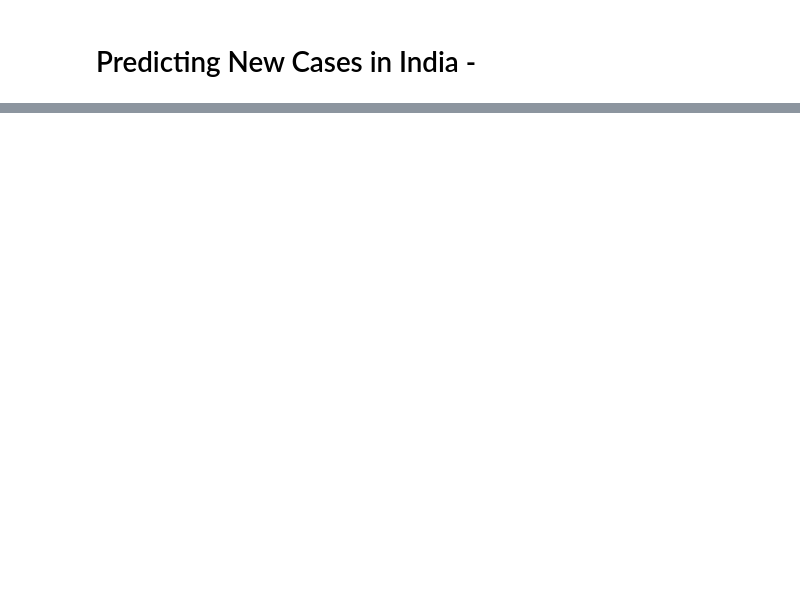
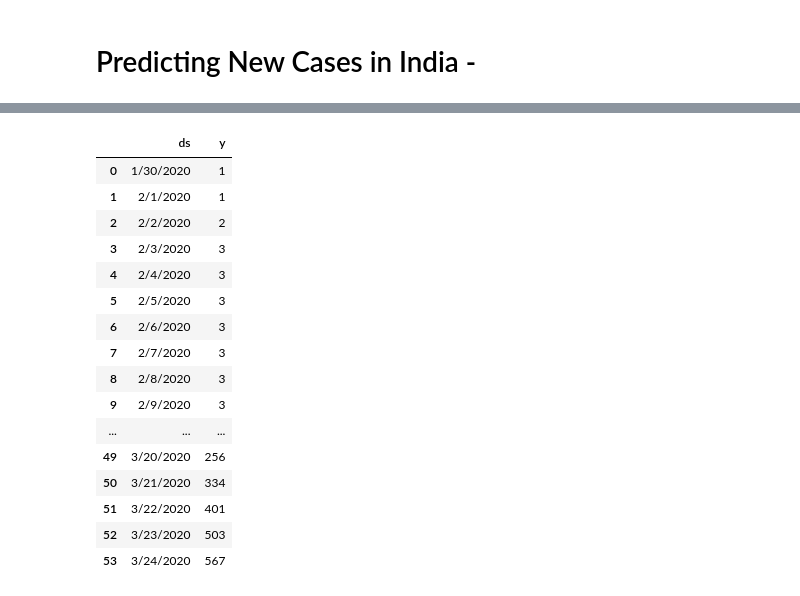
Before and after one commit to 41x3n/Impact-of-lockdown-in-India-COVID-19, a Jupyter notebook: analysis.ipynb, the cells around one changed output, grey strips where cells are left out. Cells and saved outputs as stored; diff of their text form; code cells hidden in the pictures; blank space fills up the shorter version.

```diff
--- a/analysis.ipynb
+++ b/analysis.ipynb
@@ -431,0 +358,3 @@ Total possible cases in april might have been 1759232  if there were no lockdown
+# %%
+pre_lockdown = confirmed_df.iloc[38:,7:-68]
+pre_lockdown
@@ -431,0 +391,3 @@ Total possible cases in april might have been 1759232  if there were no lockdown
+# %%
+pre_lockdown = pre_lockdown.T
+pre_lockdown
@@ -431,0 +480,32 @@ Total possible cases in april might have been 1759232  if there were no lockdown
+# %%
+pre_lockdown = pre_lockdown.reset_index()
+phase1 = phase1.reset_index()
+phase2 = phase2.reset_index()
+phase3 = phase3.reset_index()
+phase4 = phase4.reset_index()
+# %%
+pre_lockdown.columns = ['ds', 'y']
+phase1.columns = ['ds', 'y']
+phase2.columns = ['ds', 'y']
+phase3.columns = ['ds', 'y']
+phase4.columns = ['ds', 'y']
+# %%
+pre_lockdown
+# %% [output]
+|  | ds | y |
+| 0 | 1/30/2020 | 1 |
+| 1 | 2/1/2020 | 1 |
+| 2 | 2/2/2020 | 2 |
+| 3 | 2/3/2020 | 3 |
+| 4 | 2/4/2020 | 3 |
+| 5 | 2/5/2020 | 3 |
+| 6 | 2/6/2020 | 3 |
+| 7 | 2/7/2020 | 3 |
+| 8 | 2/8/2020 | 3 |
+| 9 | 2/9/2020 | 3 |
+| ... | ... | ... |
+| 49 | 3/20/2020 | 256 |
+| 50 | 3/21/2020 | 334 |
+| 51 | 3/22/2020 | 401 |
+| 52 | 3/23/2020 | 503 |
+| 53 | 3/24/2020 | 567 |
```
Also changed, not shown: parts of 35 cells of this notebook.
